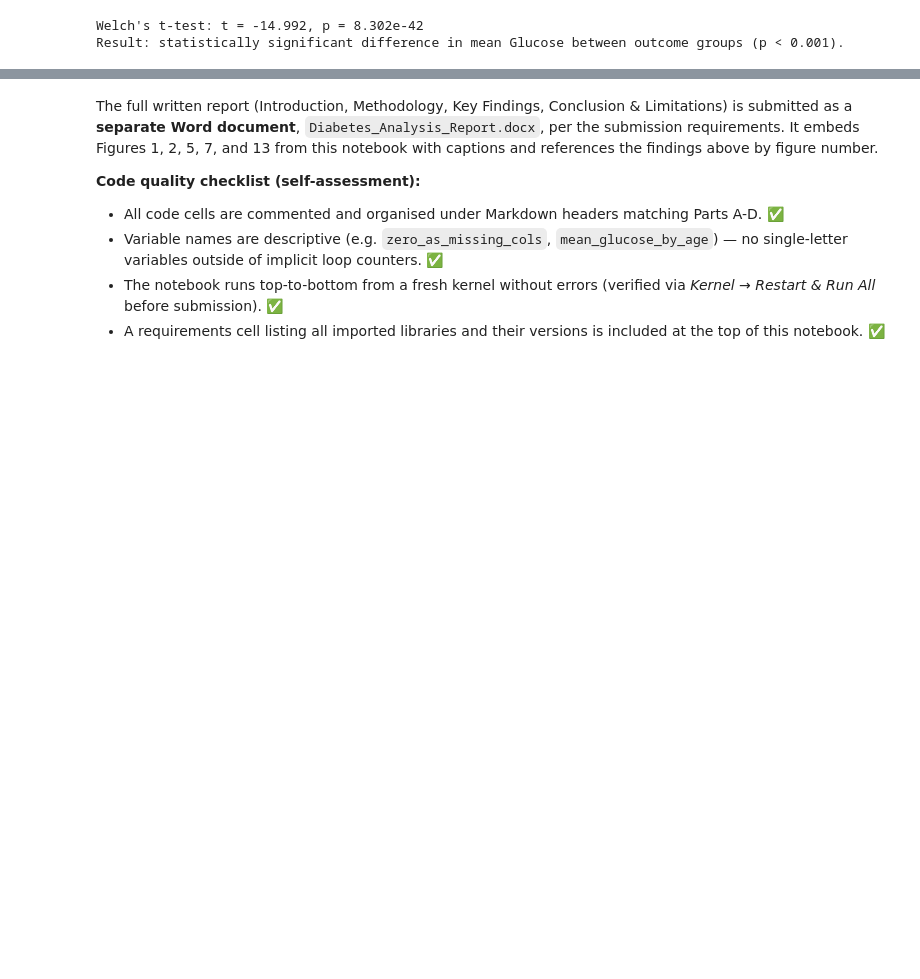
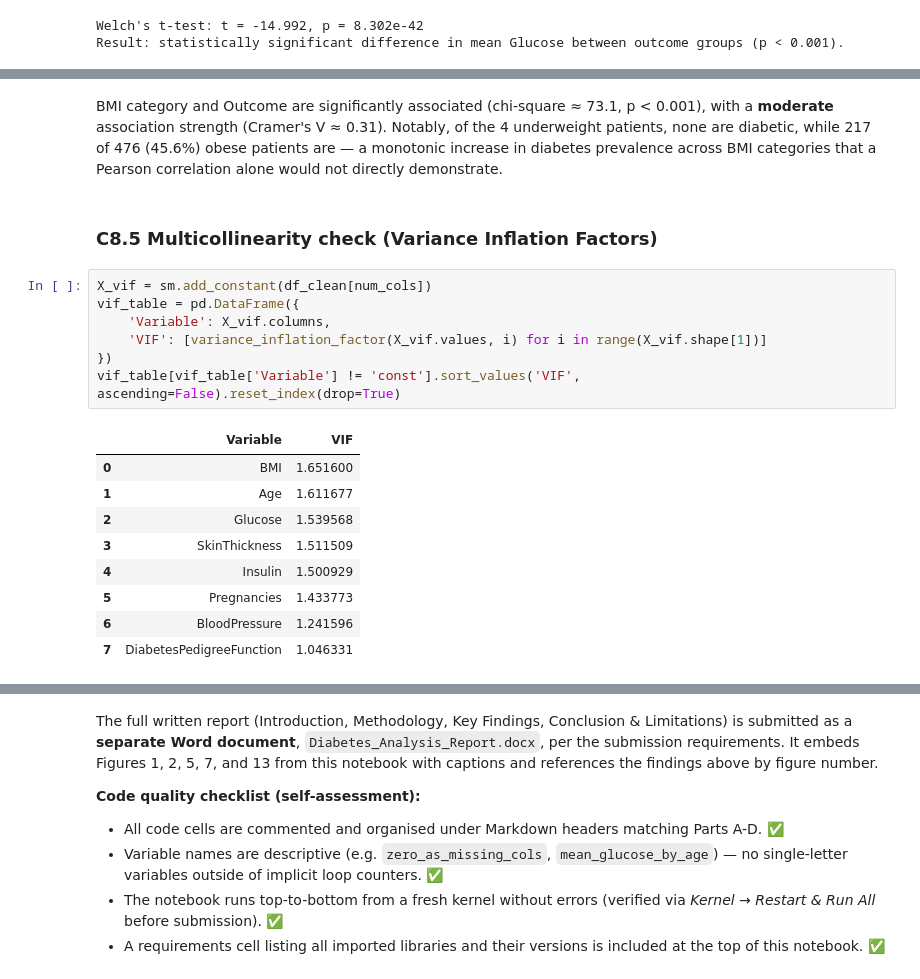
Before and after one commit to atbrian20/Pima_DAV, a Jupyter notebook: diabetes_exam_notebook.ipynb, the cells around one changed output, grey strips where cells are left out. Cells and saved outputs as stored; diff of their text form; blank space fills up the shorter version.

```diff
--- a/diabetes_exam_notebook.ipynb
+++ b/diabetes_exam_notebook.ipynb
@@ -876,0 +1009,24 @@ Result: statistically significant difference in mean Glucose between outcome gro
+# %% [markdown]
+BMI category and Outcome are significantly associated (chi-square ≈ 73.1, p < 0.001), with a
+**moderate** association strength (Cramer's V ≈ 0.31). Notably, of the 4 underweight patients, none
+are diabetic, while 217 of 476 (45.6%) obese patients are — a monotonic increase in diabetes
+prevalence across BMI categories that a Pearson correlation alone would not directly demonstrate.
+# %% [markdown]
+### C8.5 Multicollinearity check (Variance Inflation Factors)
+# %%
+X_vif = sm.add_constant(df_clean[num_cols])
+vif_table = pd.DataFrame({
+    'Variable': X_vif.columns,
+    'VIF': [variance_inflation_factor(X_vif.values, i) for i in range(X_vif.shape[1])]
+})
+vif_table[vif_table['Variable'] != 'const'].sort_values('VIF', ascending=False).reset_index(drop=True)
+# %% [output]
+|  | Variable | VIF |
+| 0 | BMI | 1.651600 |
+| 1 | Age | 1.611677 |
+| 2 | Glucose | 1.539568 |
+| 3 | SkinThickness | 1.511509 |
+| 4 | Insulin | 1.500929 |
+| 5 | Pregnancies | 1.433773 |
+| 6 | BloodPressure | 1.241596 |
+| 7 | DiabetesPedigreeFunction | 1.046331 |
```
Also changed, not shown: parts of 26 cells of this notebook, 2 other files.
